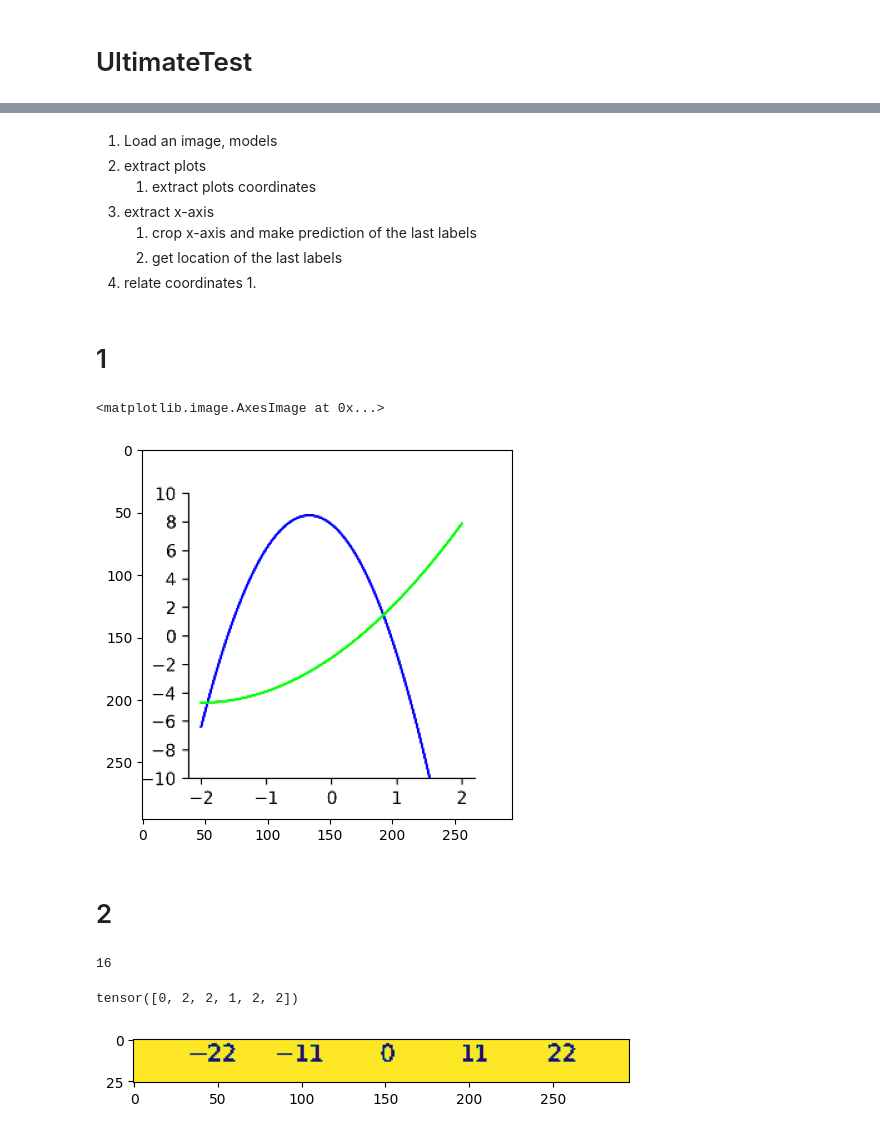
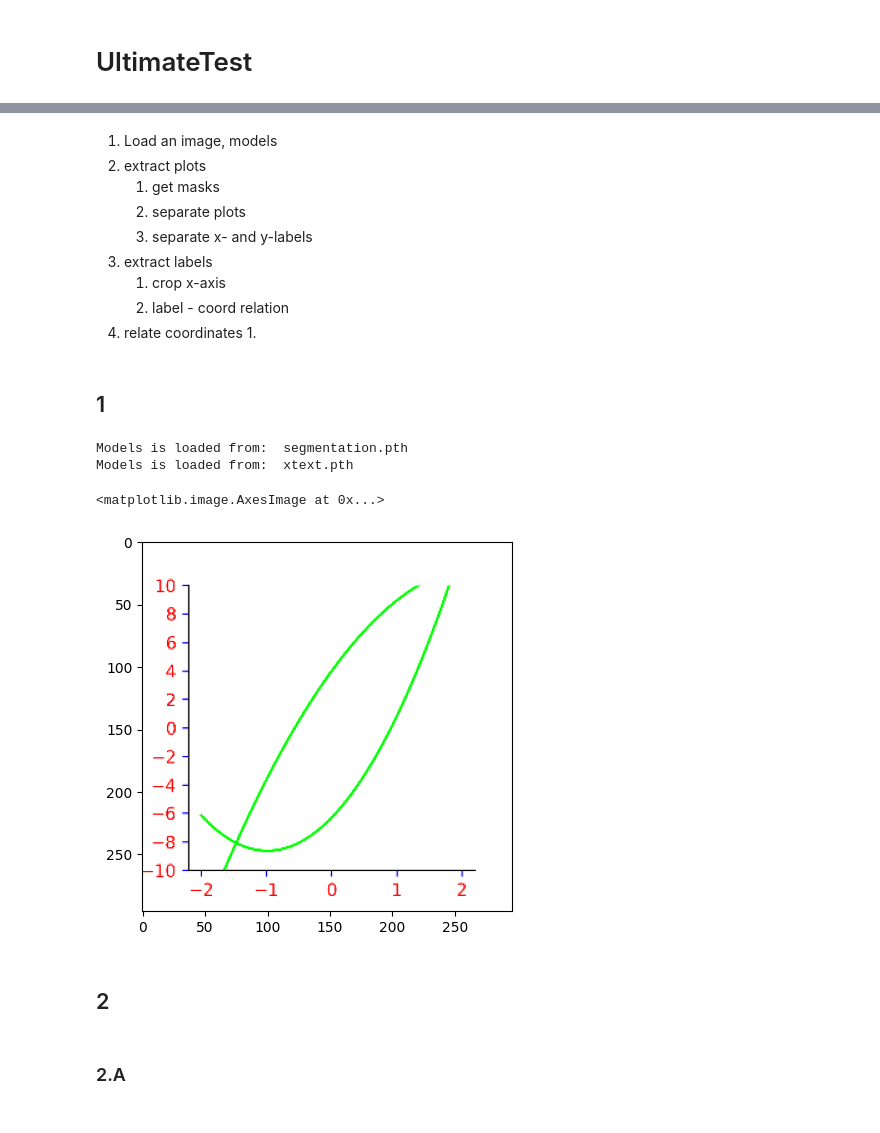
Before and after one commit to khachaturyan-1991/PlotExtract, a Jupyter notebook: TextBeast.ipynb, the cells around one changed output, grey strips where cells are left out. Drawn from its saved outputs; the diff is of its cells as text; code cells hidden in the pictures.

```diff
--- a/TextBeast.ipynb
+++ b/TextBeast.ipynb
@@ -1266,40 +1287,32 @@ tensor([[0, 0, 2, 1, 0, 2]])
 # %% [markdown]
 1. Load an image, models
 2. extract plots
-   1. extract plots coordinates
-3. extract x-axis
-   1. crop x-axis and make prediction of the last labels
-   2. get location of the last labels
+   1. get masks
+   2. separate plots
+   3. separate x- and y-labels
+3. extract labels
+   1. crop x-axis
+   2. label - coord relation
 4. relate coordinates
    1.
 # %% [markdown]
-# 1
+## 1
 # %%
 DEPTH = 3
 unet_model = UNet(depth=DEPTH)
-# unet_model = load_model(crnn_model, "09-02-21-39.pth")
+unet_model = load_model(unet_model, "segmentation.pth")
 
 crnn_model = CNN_LSTM()
-# crnn_model = load_model(crnn_model, "09-02-21-39.pth")
+crnn_model = load_model(crnn_model, "xtext.pth")
 
 img = np.load("./data/plots/test/image/0.npy")
 plt.imshow(np.transpose(img, (1, 2, 0)))
 # %% [output]
-<matplotlib.image.AxesImage at 0x...>
+Models is loaded from:  segmentation.pth
+Models is loaded from:  xtext.pth
+<matplotlib.image.AxesImage at 0x...>
-[figure, old version]
+[figure, new version]
 # %% [markdown]
-# 2
+## 2
-# %%
-number_loader = create_numbers_loader(mode="train", num_samples=16,
-                                      batch_size=16, shuffle=True)
-for num_img, label in number_loader:
-    break
-# %% [output]
-16
-# %%
-n = 0
-plt.imshow(num_img[n][0])
-print(label[n])
-# %% [output]
-tensor([0, 2, 2, 1, 2, 2])
-[figure, removed]
+# %% [markdown]
+### 2.A
```
Also changed, not shown: parts of 43 cells of this notebook, 2 other files.
